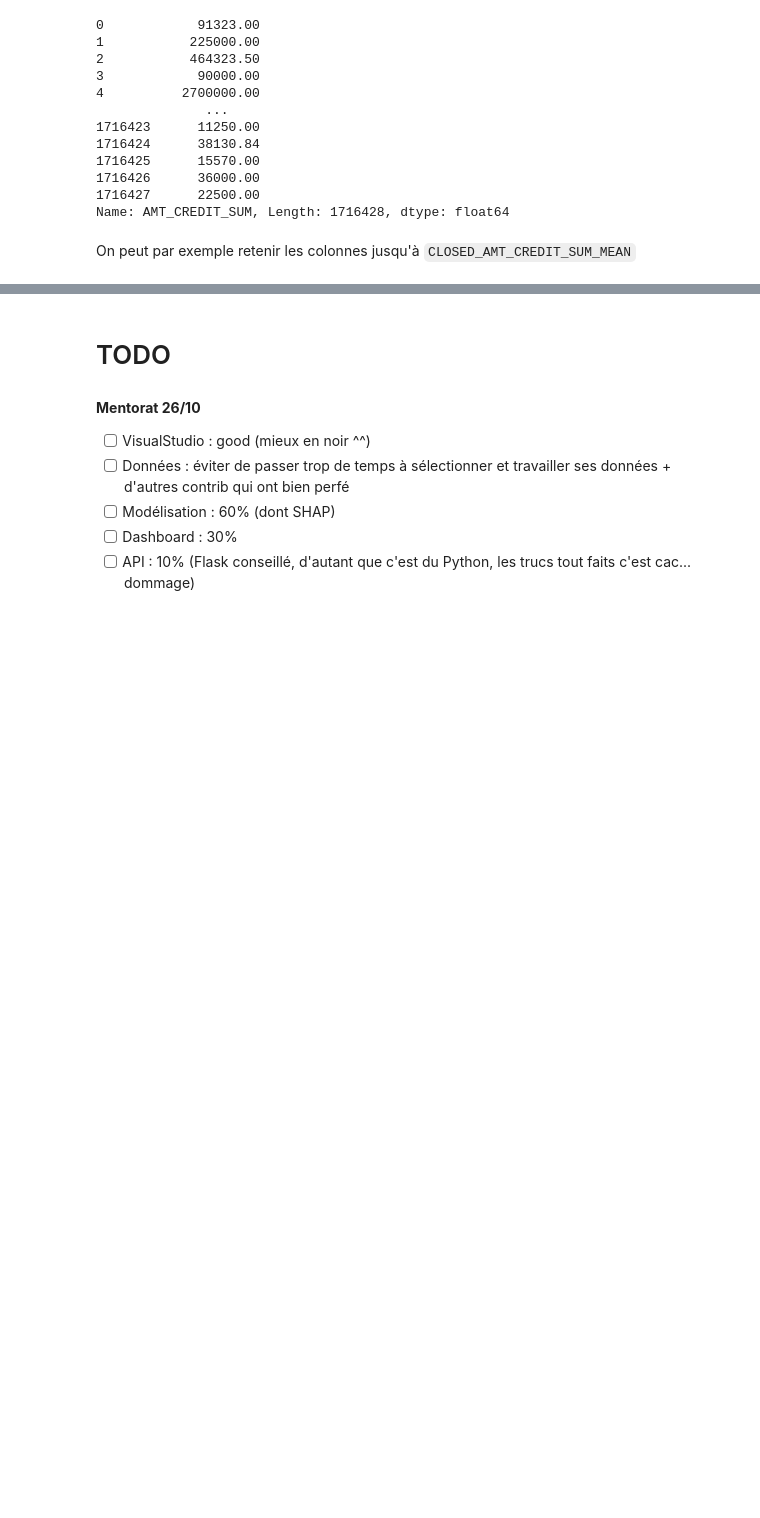
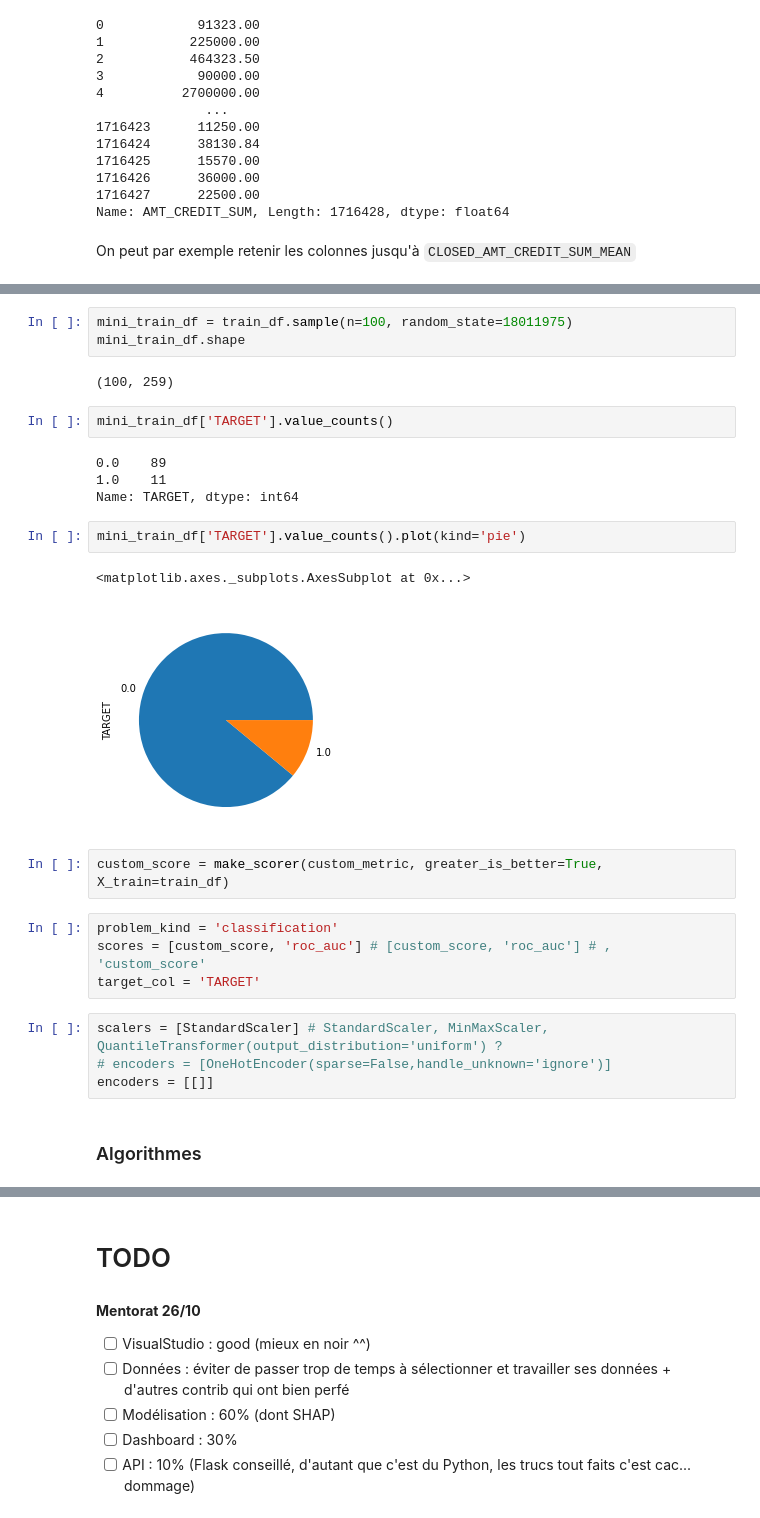
Before and after one commit to CyrilWW/OC-DS-Projet-7, a Jupyter notebook: model/Gaborit_Cyril_1_notebook_102022.ipynb, the cells around one changed output, grey strips where cells are left out. Cells and saved outputs as stored; diff of their text form; blank space fills up the shorter version.

```diff
--- a/model/Gaborit_Cyril_1_notebook_102022.ipynb
+++ b/model/Gaborit_Cyril_1_notebook_102022.ipynb
@@ -1558,0 +1766,28 @@ On peut par exemple retenir les colonnes jusqu'à `CLOSED_AMT_CREDIT_SUM_MEAN`
+# %%
+mini_train_df = train_df.sample(n=100, random_state=18011975)
+mini_train_df.shape
+# %% [output]
+(100, 259)
+# %%
+mini_train_df['TARGET'].value_counts()
+# %% [output]
+0.0    89
+1.0    11
+Name: TARGET, dtype: int64
+# %%
+mini_train_df['TARGET'].value_counts().plot(kind='pie')
+# %% [output]
+<matplotlib.axes._subplots.AxesSubplot at 0x...>
+[figure, added]
+# %%
+custom_score = make_scorer(custom_metric, greater_is_better=True, X_train=train_df)
+# %%
+problem_kind = 'classification'
+scores = [custom_score, 'roc_auc'] # [custom_score, 'roc_auc'] # , 'custom_score'
+target_col = 'TARGET'
+# %%
+scalers = [StandardScaler] # StandardScaler, MinMaxScaler, QuantileTransformer(output_distribution='uniform') ?
+# encoders = [OneHotEncoder(sparse=False,handle_unknown='ignore')]
+encoders = [[]]
+# %% [markdown]
+### Algorithmes
```
Also changed, not shown: parts of 80 cells of this notebook.
